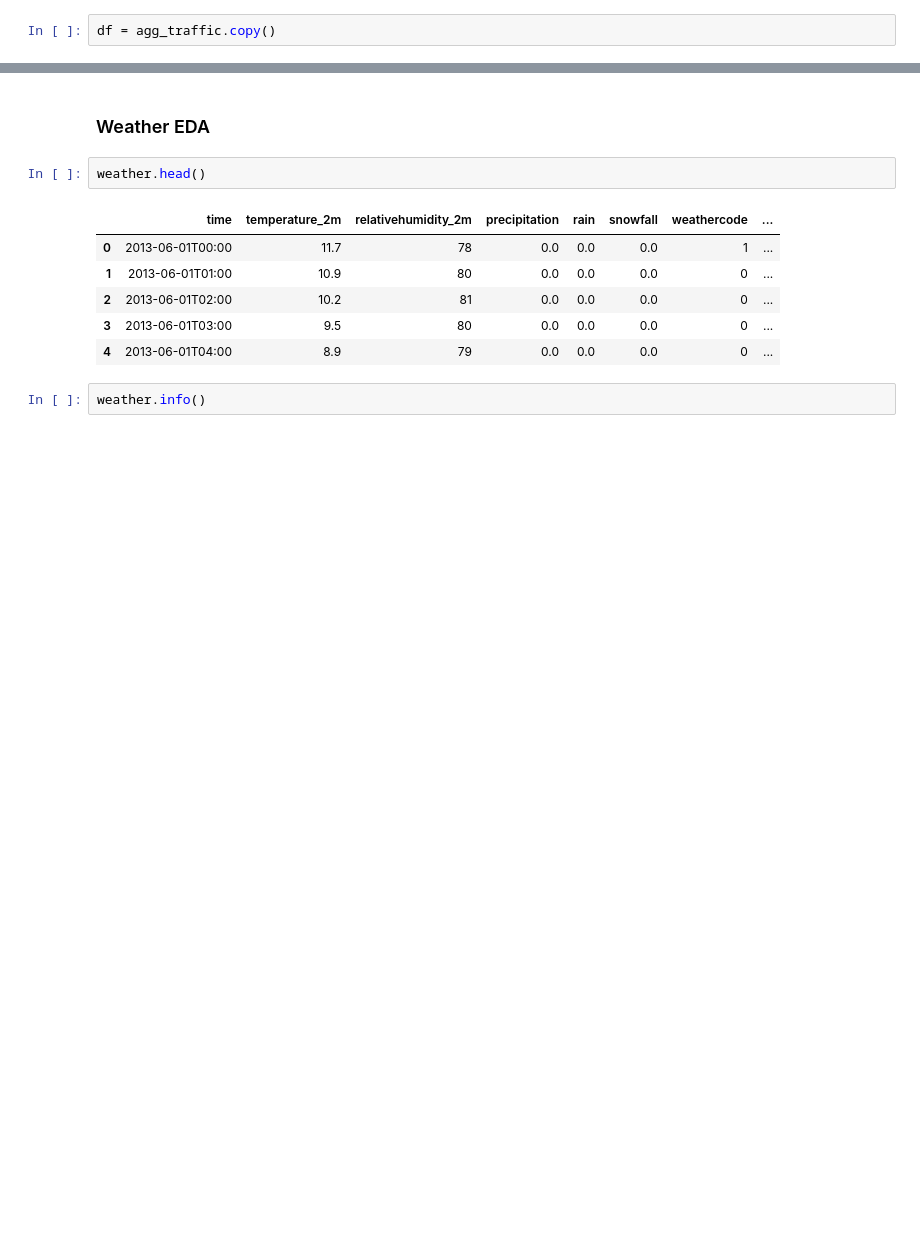
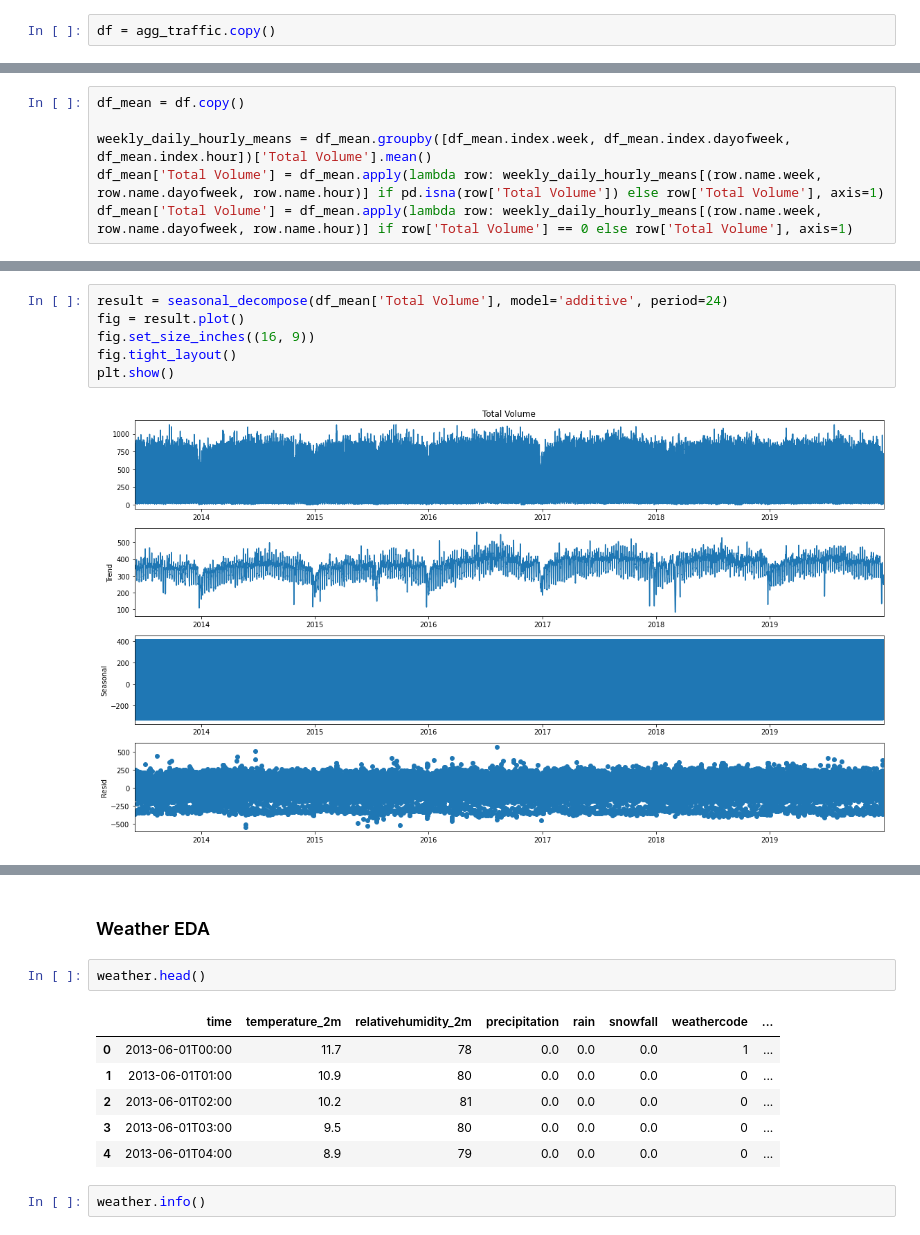
Before and after one commit to poolkit/Traffic-Flow-Forecasting, a Jupyter notebook: Preprocessing.ipynb, the cells around one changed output, grey strips where cells are left out. Saved outputs shown, nothing was run; the diff lists cells and outputs as text; blank space fills up the shorter version.

```diff
--- a/Preprocessing.ipynb
+++ b/Preprocessing.ipynb
@@ -154,0 +235,6 @@ imputed_data = deseasonalized_data * result.seasonal
+# %%
+df_mean = df.copy()
+
+weekly_daily_hourly_means = df_mean.groupby([df_mean.index.week, df_mean.index.dayofweek, df_mean.index.hour])['Total Volume'].mean()
+df_mean['Total Volume'] = df_mean.apply(lambda row: weekly_daily_hourly_means[(row.name.week, row.name.dayofweek, row.name.hour)] if pd.isna(row['Total Volume']) else row['Total Volume'], axis=1)
+df_mean['Total Volume'] = df_mean.apply(lambda row: weekly_daily_hourly_means[(row.name.week, row.name.dayofweek, row.name.hour)] if row['Total Volume'] == 0 else row['Total Volume'], axis=1)
@@ -154,0 +257,8 @@ imputed_data = deseasonalized_data * result.seasonal
+# %%
+result = seasonal_decompose(df_mean['Total Volume'], model='additive', period=24)
+fig = result.plot()
+fig.set_size_inches((16, 9))
+fig.tight_layout()
+plt.show()
+# %% [output]
+[figure, added]
```
Also changed, not shown: parts of 25 cells of this notebook.
